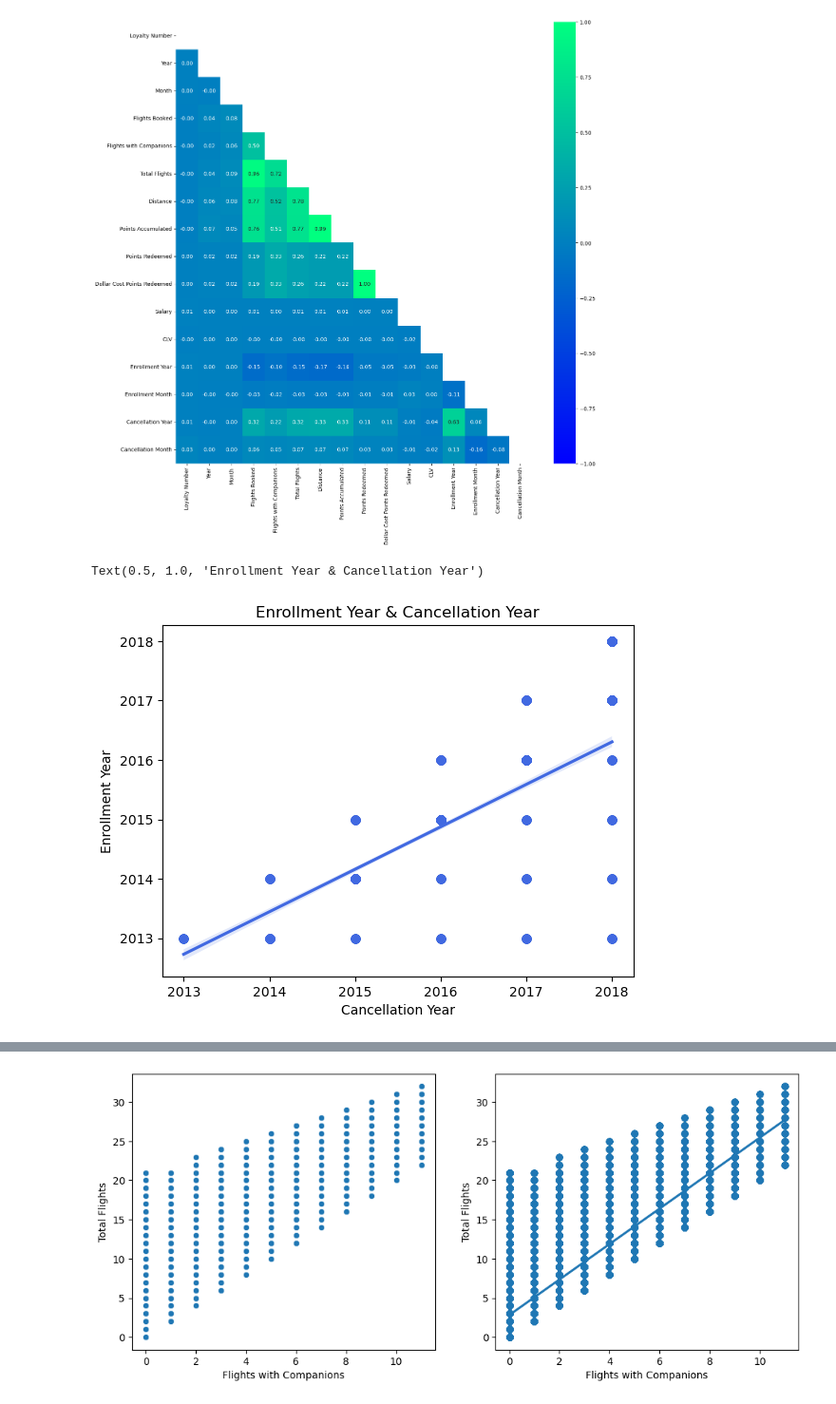
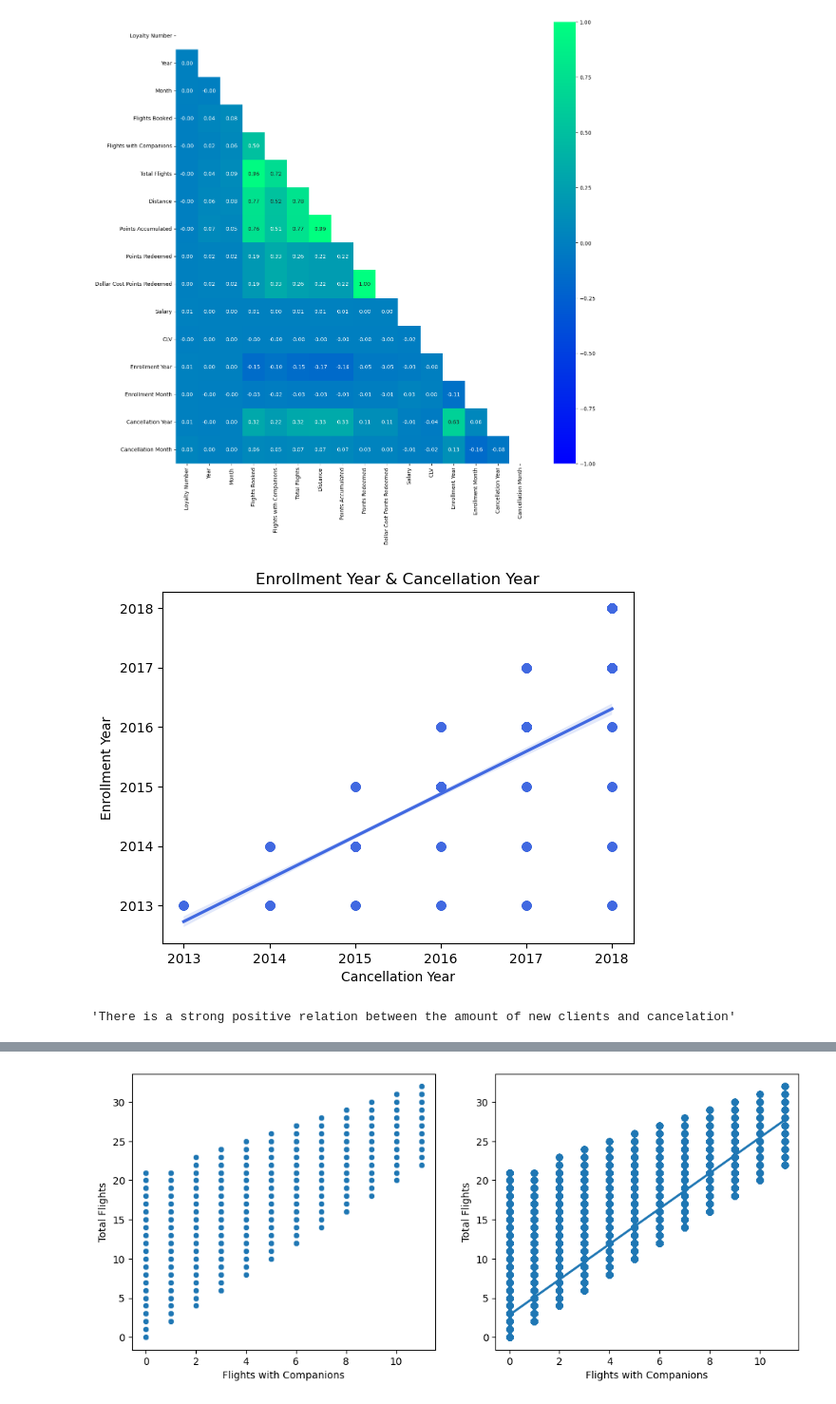
Before and after one commit to Adalab/bda-modulo-3-evaluacion-final-CibiPB, a Jupyter notebook: Notebooks/3. Data Analysis.ipynb, the cells around one changed output, grey strips where cells are left out. Shown at 95% size. Drawn from its saved outputs; the diff is of its cells as text; code cells hidden in the pictures.

```diff
--- a/Notebooks/3. Data Analysis.ipynb
+++ b/Notebooks/3. Data Analysis.ipynb
@@ -35,8 +39,17 @@ sns.heatmap(df_corr,
 # %% [output]
 [figure]
 # %%
-sns.regplot(data=df_loyalty, y='Enrollment Year', x='Cancellation Year', color = 'royalblue')
+# ANALYSING STRONG CORRELATION BETWEEN THESE VARIABLES
+
+sns.regplot(data=df_loyalty,
+            y='Enrollment Year',
+            x='Cancellation Year',
+            color = 'royalblue')
+
 plt.title('Enrollment Year & Cancellation Year')
+plt.show() # TO OCULT COMMENTS
+
+"""There is a strong positive relation between the amount of new clients and cancelation"""
 # %% [output]
+[figure]
-Text(0.5, 1.0, 'Enrollment Year & Cancellation Year')
+'There is a strong positive relation between the amount of new clients and cancelation'
-[figure]
```
Also changed, not shown: parts of 16 cells of this notebook.
